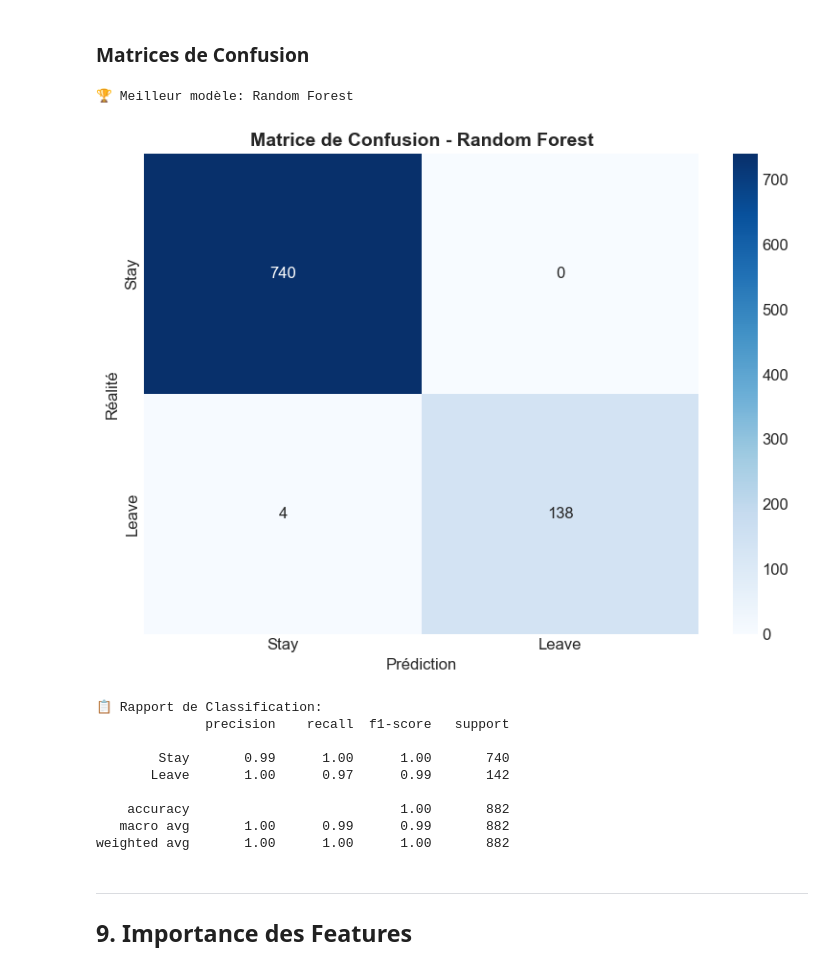
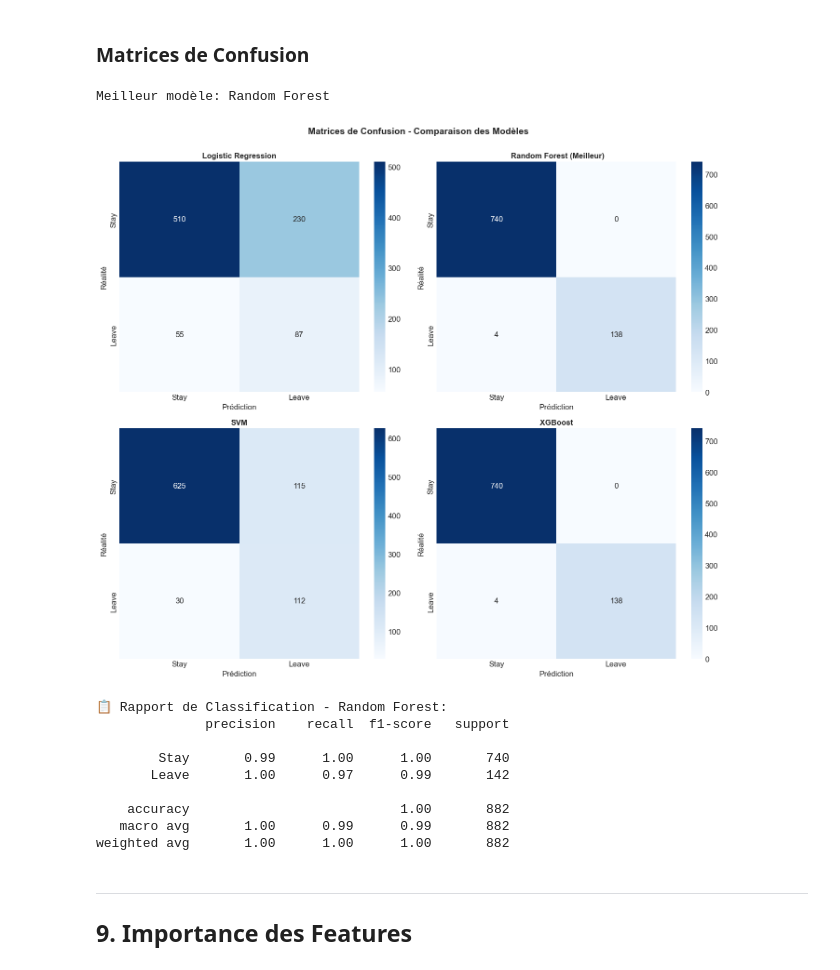
Before and after one commit to ChachURSS/IA-A3, a Jupyter notebook: livrables/03_presentation_notebook.ipynb, the cells around one changed output. Drawn from its saved outputs; the diff is of its cells as text; code cells hidden in the pictures.

```diff
--- a/livrables/03_presentation_notebook.ipynb
+++ b/livrables/03_presentation_notebook.ipynb
@@ -347,7 +347,7 @@ if df is not None:
 # %%
 if df is not None and FULL_DATASET:
     # Variables démographiques
-    demo_cols = ['Age', 'MonthlyIncome', 'DistanceFromHome', 'TotalWorkingYears', 'NumCompaniesWorked', 'Education']
+    demo_cols = ['Age', 'MonthlyIncome', 'DistanceFromHome', 'TotalWorkingYears', 'NumCompaniesWorked', 'Education', 'MaritalStatus']
     available_demo = [c for c in demo_cols if c in df.columns]
 
     if available_demo:
@@ -359,8 +359,8 @@ if df is not None and FULL_DATASET:
         axes = axes.flatten()
 
         for i, col in enumerate(available_demo):
-            # Pas de ligne KDE pour Education, mais oui pour les autres
-            show_kde = (col != 'Education')
+            # Pas de ligne KDE pour Education et MaritalStatus, mais oui pour les autres
+            show_kde = (col != 'Education' and col != 'MaritalStatus')
             sns.histplot(df[col], ax=axes[i], kde=show_kde, color='steelblue')
             axes[i].set_title(col)
             # Forcer les valeurs entières sur l'axe x
@@ -775,33 +775,56 @@ if DATA_READY:
 # %%
 if DATA_READY:
     # Sélectionner le meilleur modèle
     best_model_name = results_df['F1-Score'].idxmax()
     best_model = trained_models[best_model_name]
 
-    print(f" Meilleur modèle: {best_model_name}")
+    print(f"Meilleur modèle: {best_model_name}")
 
-    # Matrice de confusion pour le meilleur modèle
-    y_pred_best = best_model.predict(X_test_scaled)
-    cm = confusion_matrix(y_test, y_pred_best)
+    # Trier les modèles par F1-Score décroissant
+    sorted_models = [(name, trained_models[name]) for name in results_df.index]
 
-    fig, ax = plt.subplots(figsize=(8, 6))
-    sns.heatmap(cm, annot=True, fmt='d', cmap='Blues',
-                xticklabels=['Stay', 'Leave'],
-                yticklabels=['Stay', 'Leave'], ax=ax)
-    ax.set_title(f'Matrice de Confusion - {best_model_name}', fontsize=14, fontweight='bold')
-    ax.set_xlabel('Prédiction')
-    ax.set_ylabel('Réalité')
+    # Créer des matrices de confusion pour tous les modèles
+    n_models = len(sorted_models)
+    n_cols = 2
+    n_rows = int((n_models + n_cols - 1) // n_cols)
 
+    fig, axes = plt.subplots(n_rows, n_cols, figsize=(14, 6 * n_rows))
+    axes = axes.flatten() if n_models > 1 else [axes]
+
+    for idx, (name, model) in enumerate(sorted_models):
+        y_pred = model.predict(X_test_scaled)
+        cm = confusion_matrix(y_test, y_pred)
+
+        sns.heatmap(cm, annot=True, fmt='d', cmap='Blues',
+                    xticklabels=['Stay', 'Leave'],
+                    yticklabels=['Stay', 'Leave'], ax=axes[idx])
+
+        # Ajouter un marqueur pour le meilleur modèle
+        title = f'{name}'
+        if idx == 0:  # Le premier est le meilleur
+            title = f'🏆 {name} (Meilleur)'
+
+        axes[idx].set_title(title, fontsize=12, fontweight='bold')
+        axes[idx].set_xlabel('Prédiction')
+        axes[idx].set_ylabel('Réalité')
+
+    # Cacher les axes vides
+    for j in range(idx + 1, len(axes)):
+        axes[j].set_visible(False)
+
+    plt.suptitle('Matrices de Confusion - Comparaison des Modèles',
+                 fontsize=14, fontweight='bold', y=1.00)
     plt.tight_layout()
     plt.show()
 
-    # Rapport de classification
-    print("\n Rapport de Classification:")
+    # Rapport de classification pour le meilleur modèle
+    print(f"\n📋 Rapport de Classification - {best_model_name}:")
+    y_pred_best = best_model.predict(X_test_scaled)
     print(classification_report(y_test, y_pred_best, target_names=['Stay', 'Leave']))
 # %% [output]
-🏆 Meilleur modèle: Random Forest
+Meilleur modèle: Random Forest
-[figure, old version]
+[figure, new version]
-📋 Rapport de Classification:
+📋 Rapport de Classification - Random Forest:
               precision    recall  f1-score   support
 
         Stay       0.99      1.00      1.00       740
```
Also changed, not shown: parts of 16 cells of this notebook.
